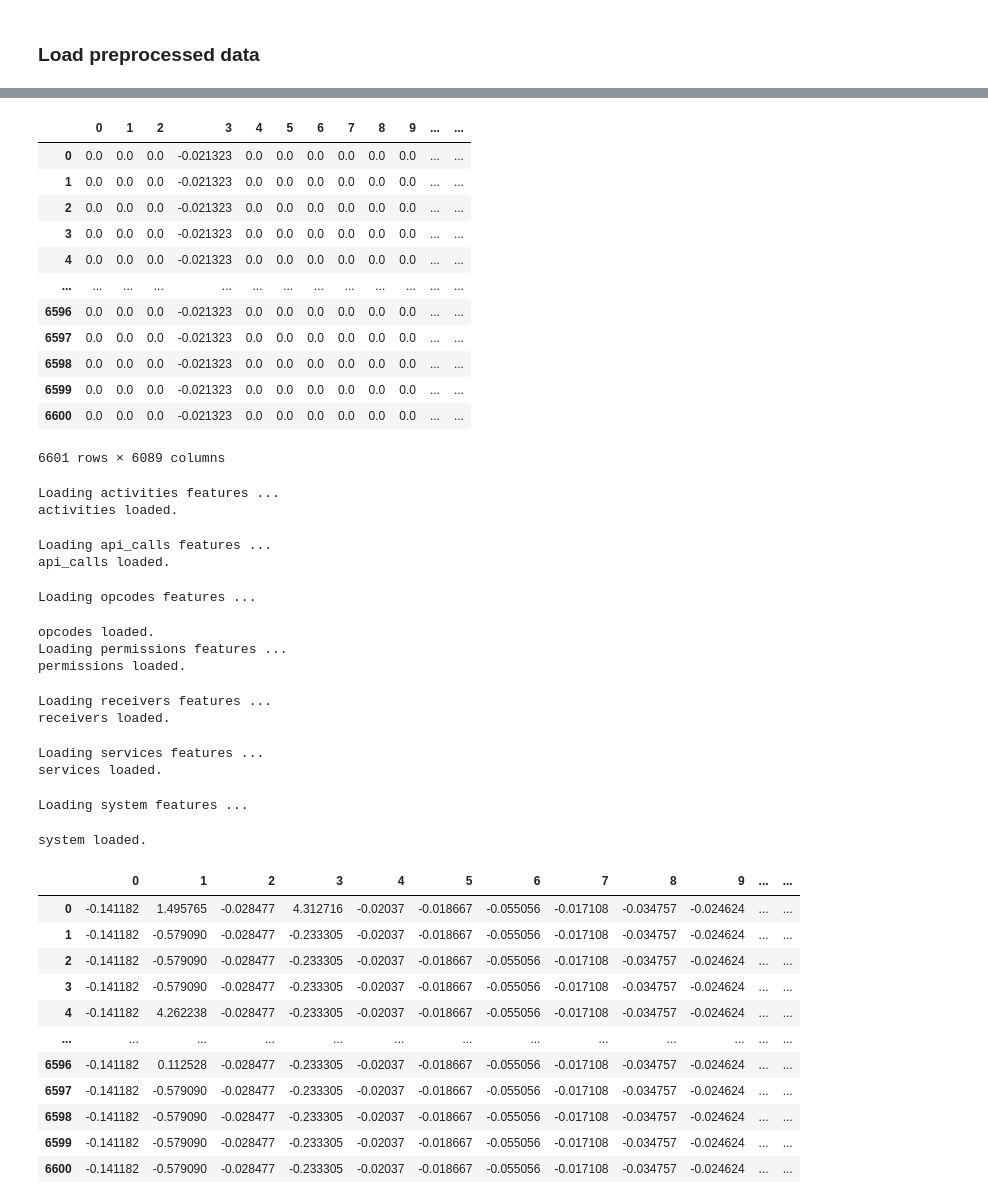
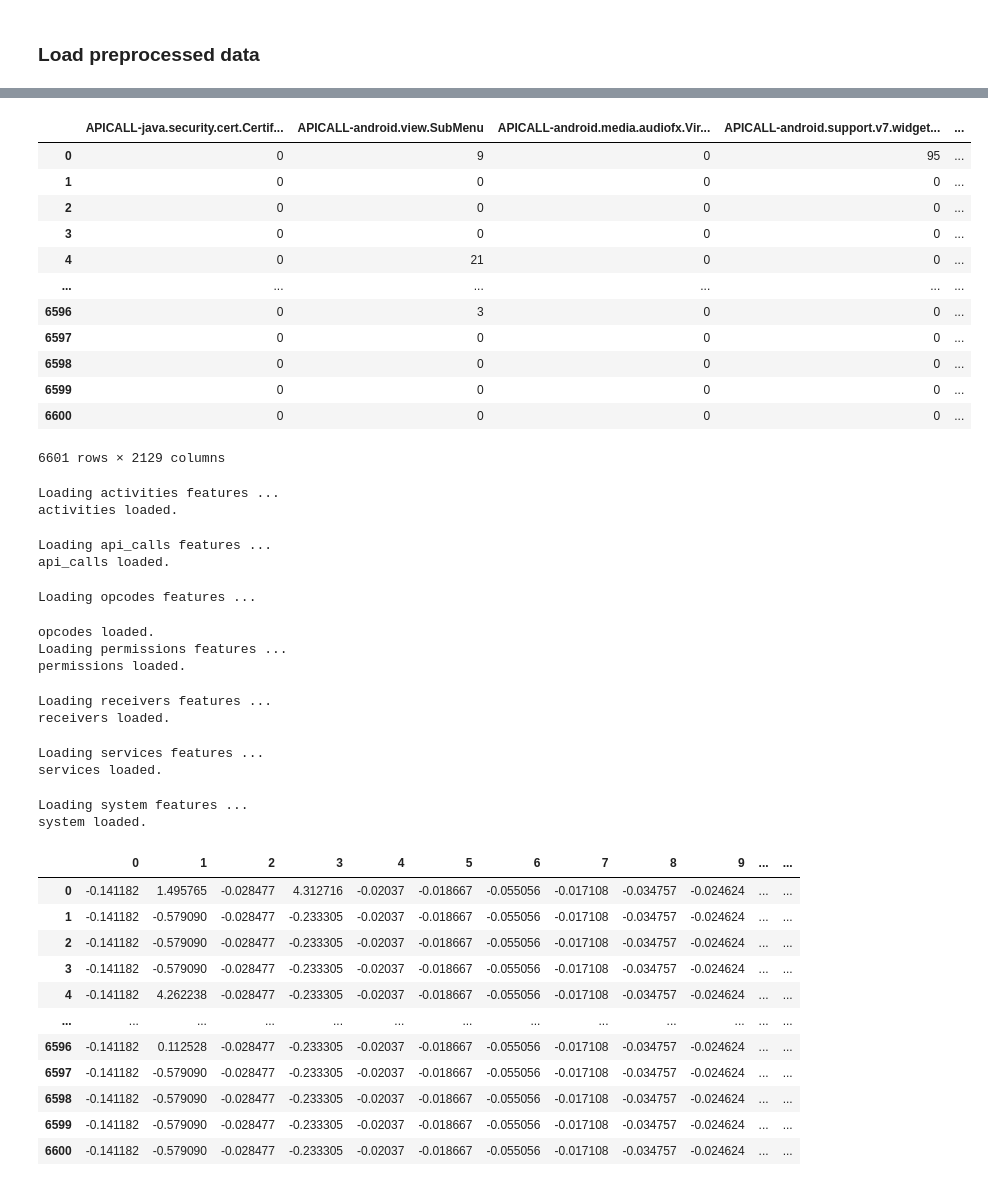
Before and after one commit to xcnkx/master_research, a Jupyter notebook: notebooks/2019_11_27.ipynb, the cells around one changed output, grey strips where cells are left out. Drawn from its saved outputs; the diff is of its cells as text; code cells hidden in the pictures.

Commit message:
add models

```diff
--- a/notebooks/2019_11_27.ipynb
+++ b/notebooks/2019_11_27.ipynb
@@ -203,11 +205,8 @@ system saved.
 #feature_list = [df_activities, df_api_calls, df_opcodes, df_permissions, df_receivers, df_services, df_system]
 feature_names = ["activities", "api_calls", "opcodes", "permissions", "receivers", "services", "system"]
 # %%
-def load_feature(feature):
-
+for i, feature in enumerate(tqdm(feature_names)):
     print("Loading "+feature +" features ...")
-    train_df = pd.read_csv("data/processed/train_"+ feature+".csv")
-    test_df = pd.read_csv("data/processed/test_"+ feature+".csv")
+    df_train[i] = pd.read_csv("../data/processed/train_"+ feature+".csv")
+    df_test[i] = pd.read_csv("../data/processed/test_"+ feature+".csv")
     print(feature +" loaded.")
-
-    return train_df, test_df
@@ -214,19 +228,19 @@ def load_feature(feature):
-# %%
-df_train[0]
-# %% [output]
-|  | 0 | 1 | 2 | 3 | 4 | 5 | 6 | 7 | 8 | 9 | ... | ... |
-| 0 | 0.0 | 0.0 | 0.0 | -0.021323 | 0.0 | 0.0 | 0.0 | 0.0 | 0.0 | 0.0 | ... | ... |
-| 1 | 0.0 | 0.0 | 0.0 | -0.021323 | 0.0 | 0.0 | 0.0 | 0.0 | 0.0 | 0.0 | ... | ... |
-| 2 | 0.0 | 0.0 | 0.0 | -0.021323 | 0.0 | 0.0 | 0.0 | 0.0 | 0.0 | 0.0 | ... | ... |
-| 3 | 0.0 | 0.0 | 0.0 | -0.021323 | 0.0 | 0.0 | 0.0 | 0.0 | 0.0 | 0.0 | ... | ... |
-| 4 | 0.0 | 0.0 | 0.0 | -0.021323 | 0.0 | 0.0 | 0.0 | 0.0 | 0.0 | 0.0 | ... | ... |
-| ... | ... | ... | ... | ... | ... | ... | ... | ... | ... | ... | ... | ... |
-| 6596 | 0.0 | 0.0 | 0.0 | -0.021323 | 0.0 | 0.0 | 0.0 | 0.0 | 0.0 | 0.0 | ... | ... |
-| 6597 | 0.0 | 0.0 | 0.0 | -0.021323 | 0.0 | 0.0 | 0.0 | 0.0 | 0.0 | 0.0 | ... | ... |
-| 6598 | 0.0 | 0.0 | 0.0 | -0.021323 | 0.0 | 0.0 | 0.0 | 0.0 | 0.0 | 0.0 | ... | ... |
-| 6599 | 0.0 | 0.0 | 0.0 | -0.021323 | 0.0 | 0.0 | 0.0 | 0.0 | 0.0 | 0.0 | ... | ... |
-| 6600 | 0.0 | 0.0 | 0.0 | -0.021323 | 0.0 | 0.0 | 0.0 | 0.0 | 0.0 | 0.0 | ... | ... |
-6601 rows × 6089 columns
+# %%
+df_test[1]
+# %% [output]
+|  | APICALL-java.security.cert.Certif... | APICALL-android.view.SubMenu | APICALL-android.media.audiofx.Vir... | APICALL-android.support.v7.widget... | ... |
+| 0 | 0 | 9 | 0 | 95 | ... |
+| 1 | 0 | 0 | 0 | 0 | ... |
+| 2 | 0 | 0 | 0 | 0 | ... |
+| 3 | 0 | 0 | 0 | 0 | ... |
+| 4 | 0 | 21 | 0 | 0 | ... |
+| ... | ... | ... | ... | ... | ... |
+| 6596 | 0 | 3 | 0 | 0 | ... |
+| 6597 | 0 | 0 | 0 | 0 | ... |
+| 6598 | 0 | 0 | 0 | 0 | ... |
+| 6599 | 0 | 0 | 0 | 0 | ... |
+| 6600 | 0 | 0 | 0 | 0 | ... |
+6601 rows × 2129 columns
 # %%
 df_train = df_test = df_train_sc = df_test_sc = [None]*len(feature_names)
 X = y = X_sc = y_sc = X_test = X_test_sc = [None]*len(feature_names)
@@ -235,13 +250,17 @@ for i, feature in enumerate(tqdm(feature_names)):
     df_train[i], df_test[i] = load_feature(feature)
     df_1 = df_train[i] # Cannot use df_train[i].drop() -> "MW not found" in axis
     df_2 = df_test[i]
-    scaler = StandardScaler()
-    scaler.fit(df_1.drop(['MW'], axis=1))
-    scaled_features = scaler.transform(df_1.drop(['MW'],axis=1))
+    scaler[i] = StandardScaler()
+    scaler[i].fit(df_1.drop(['MW'], axis=1))
+
+    filename = feature + '_scaler.sav'
+    pickle.dump(scaler[i], open("../models/Scaler/"+filename, 'wb'))
+
+    scaled_features = scaler[i].transform(df_1.drop(['MW'],axis=1))
     df_train_sc[i] = pd.DataFrame(scaled_features) # columns=df_train_ml.columns[1::])
 
-    scaled_features = scaler.transform(df_2.drop(['MW'],axis=1))
-    df_test_sc[i] = pd.DataFrame(scaled_features) # , columns=df_test_ml.columns)
+    scaled_features_ = scaler[i].transform(df_2.drop(['MW'],axis=1))
+    df_test_sc[i] = pd.DataFrame(scaled_features_) # , columns=df_test_ml.columns)
 
     X[i] = df_1.drop('MW', axis=1)
     y[i] = df_1["MW"]
@@ -264,5 +283,5 @@ receivers loaded.
 Loading services features ...
 services loaded.
 Loading system features ...
+system loaded.
-system loaded.
 # %%
```
Also changed, not shown: parts of 36 cells of this notebook, 52 other files.
